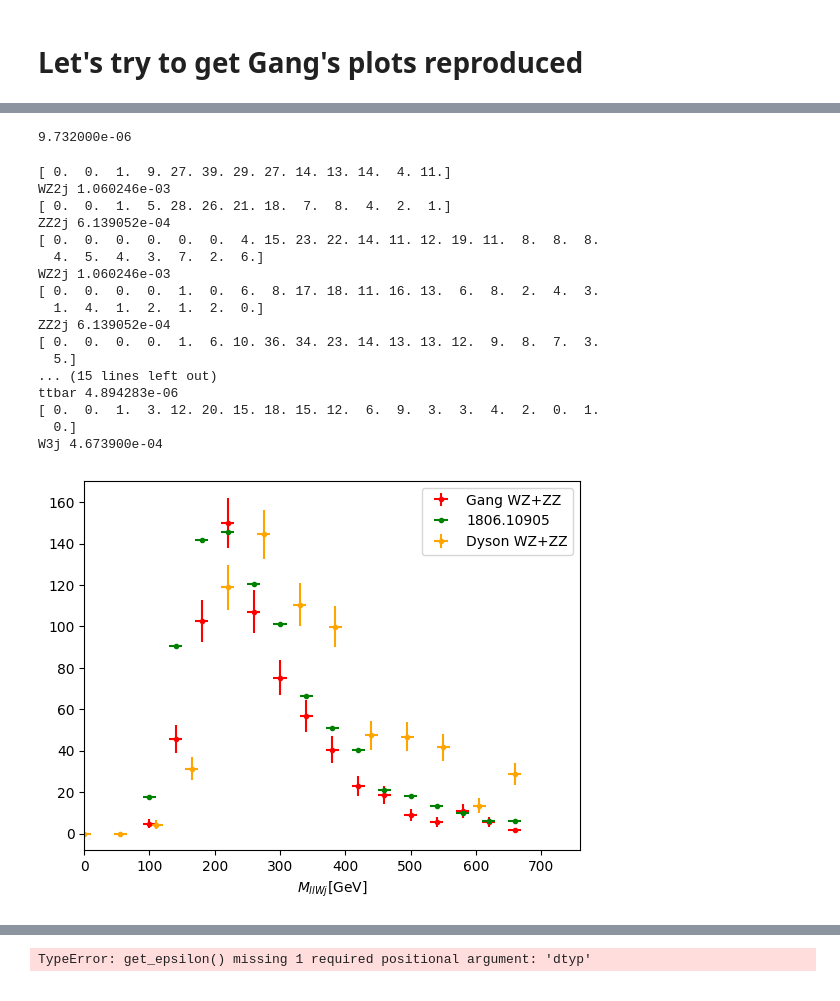
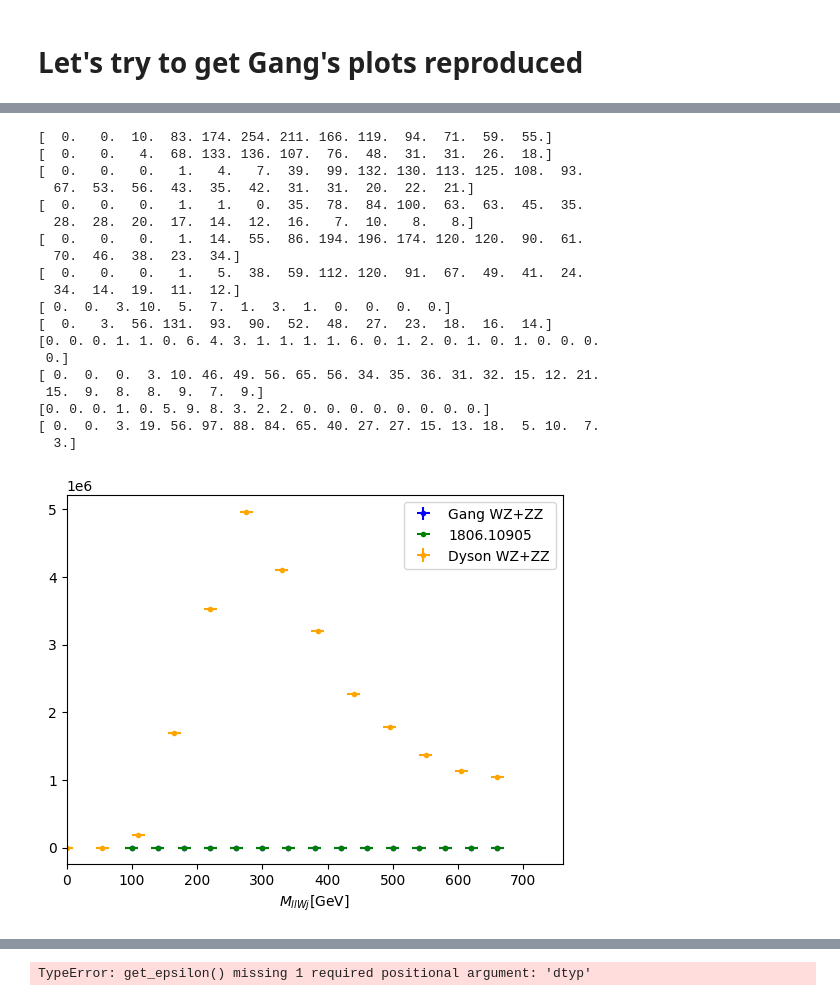
Before and after one commit to dysontk/LFVLNV, a Jupyter notebook: AnalysisAndSuch/Histos.ipynb, the cells around one changed output, grey strips where cells are left out. Saved outputs shown, nothing was run; the diff lists cells and outputs as text; code cells hidden in the pictures.

```diff
--- a/AnalysisAndSuch/Histos.ipynb
+++ b/AnalysisAndSuch/Histos.ipynb
@@ -8,7 +8,7 @@ import numpy as np
 import combineHistos
 # %%
 global mu_allowed
-mu_allowed = False
+mu_allowed = True
 
 def get_data(filename, importantColumn=1, delr = ' '):
     output = []
@@ -62,16 +62,23 @@ def file_path_formatting(inDir, tag, dtp, is_dib):
     return inDir + tag + ('jj' if is_dib else '') + dtp+ ('_ee' if not is_dib else '')+ '.dat'
 
 def my_scaling(eventType):
-    eff_dict = {'ttbar': {'sigma': 63.83, 'events': (204_320, 1)},
-                'W3j': {'sigma': 380.8, 'events': (209_675, 98)},
-                'WZ2j': {'sigma': 24.61, 'events': (212_215, 225)},
-                'ZZ2j': {'sigma': 33.19, 'events': (213_388, 131)}}
-    JF_extra = 1/4 if mu_allowed else 1
-    DB_extra = 1/2.2 if mu_allowed else 2.6
-    adhocExtra = JF_extra if eventType=='ttbar' or eventType == 'W3j' else DB_extra
+    Lumin = 35.9e3
+    JF_eff = 1
+    eff_dict = {'ttbar': {'sigmaLO': 63.83, 'events': (204_320, 1), 'sigmaNLO': 888, 'Br':17.756*JF_eff},
+                'W3j': {'sigmaLO': 380.8, 'events': (209_675, 98), 'sigmaNLO': 50.0, 'Br':21.34*JF_eff},
+                'WZ2j': {'sigmaLO': 24.61, 'events': (212_215, 225), 'sigmaNLO':55.2, 'Br':1.436},
+                'ZZ2j': {'sigmaLO': 35.19, 'events': (213_388, 131), 'sigmaNLO':16.8, 'Br':0.453}}
+
+    # JF_extra = 10e-3 if mu_allowed else 1
+    # DB_extra = 10e-3 if mu_allowed else 2.6
+    # adhocExtra = JF_extra if eventType=='ttbar' or eventType == 'W3j' else DB_extra
+    adhocExtra = 1
     ratio = "{:e}".format(eff_dict[eventType]['events'][1]/eff_dict[eventType]['events'][0])
-    print(eventType, ratio)
-    return 35.9 * eff_dict[eventType]['sigma'] * eff_dict[eventType]['events'][1]/eff_dict[eventType]['events'][0] * adhocExtra
+    # print(eventType, ratio)
+    # print(mu_allowed)
+    # print("JF", JF_extra)
+    # print('diboson', DB_extra)
+    return 35.9e3 * eff_dict[eventType]['sigmaNLO'] * eff_dict[eventType]['events'][1]/eff_dict[eventType]['events'][0] * adhocExtra
     # return 1
 # %%
 path_to_Gang = '/Users/dysonk/Work/Gang_analysis/'
@@ -106,8 +104,3 @@ plt.scatter(np.linspace(fromWZ['bounds'][0], fromWZ['bounds'][1], len(fromWZ['da
-# %%
-scientific_notation="{:e}".format(0.000009732)
-print(scientific_notation)
-# %% [output]
-9.732000e-06
 # %%
 GangFileTags = {'ll':'MllW_',
                  'l1':'Ml1W_',
@@ -118,8 +111,8 @@ CMSFileTags = {'ll': 'mllW_',
 plotTitles = {'ll': '$M_{llWj}$',
               'l1': '$M_{l1Wj}$',
               'l2': '$M_{l2Wj}$'}
-plot_lc = {'diboson': {'label':'WZ+ZZ', 'color':'red', 'CMScolor':'green'},
-               'JF': {'label':'ttbarJF+W3j', 'color':'blue', 'CMScolor':'red'}}
+plot_lc = {'diboson': {'label':'WZ+ZZ', 'color':'blue', 'CMScolor':'green'},
+               'JF': {'label':'ttbarJF+W3j', 'color':'blue', 'CMScolor':'green'}}
 
 CMS_linspaces = {'ll': np.linspace(100, 660, 15),
                  'l1': np.linspace(70, 480, 21),
@@ -151,48 +144,52 @@ for dg in GangdatGroups:
         dattypes = GangdatGroups[dg]
         GangFileNames = {dtyp: file_path_formatting(init_dir, GangFileTags[htyp], dtyp, is_dibson) for dtyp in dattypes}
         # print(GangFileNames)
         datas = {dtyp: get_data(GangFileNames[dtyp]) for dtyp in dattypes}
         efficiencies = {dtyp: file_path_formatting(init_dir, GangFileTags[htyp], dtyp, is_dibson) for dtyp in dattypes}
         theseMasses = to_plot(datas, efficiencies, dg)
         Mass_range = get_data(GangFileNames[GangdatGroups[dg][0]], importantColumn=0)
         axes.set_xlabel(plotTitles[htyp]+'[GeV]')
         axes.errorbar(Mass_range, theseMasses, xerr=10, yerr=(theseMasses)**(1/2), label = 'Gang '+plot_lc[dg]['label'], color=plot_lc[dg]['color'], fmt='.')
 
 
         CMS_to_plot = get_data(init_dir+CMSFileTags[htyp]+'3.dat') - get_data(init_dir+CMSFileTags[htyp]+'1.dat')
+        CMS_nEvents = np.sum(CMS_to_plot)
         # axes.scatter(CMS_linspaces[htyp], CMS_to_plot, label='1806.10905', color=plot_lc[dg]['CMScolor'])
         axes.errorbar(CMS_linspaces[htyp], CMS_to_plot, xerr = 10, label='1806.10905', color=plot_lc[dg]['CMScolor'], fmt='.')
         myData = {}
         my_y = np.zeros(50)
         myDataPlot = 0
         for dt in MydatGroups[dg]:
             myData.update({dt:combineHistos.get_data(dt, my_FileTags[htyp], my_start_dir)})
         # print(myData[0]['bounds'])
             my_y = np.linspace(myData[dt]['bounds'][0], myData[dt]['bounds'][1], len(myData[dt]['data']))
             # (1.3*2.3 if dg=='diboson' else 0.625) *
             myDataPlot = my_scaling(dt) * myData[dt]['data'] if type(myDataPlot)==int else myDataPlot + my_scaling(dt) * myData[dt]['data']
             # print(myDataPlot)
         # if dg == 'diboson':
+        myDataPlot = myDataPlot * CMS_nEvents
         plt.errorbar(my_y,  myDataPlot, xerr=10, yerr=(myDataPlot)**(1/2), label=f'Dyson {plot_lc[dg]['label']}', color = 'orange', fmt='.')
 
         axes.set_xlim(0, CMS_linspaces[htyp][-1]+100)
         axes.legend()
 # %% [output]
-[ 0.  0.  1.  9. 27. 39. 29. 27. 14. 13. 14.  4. 11.]
-WZ2j 1.060246e-03
-[ 0.  0.  1.  5. 28. 26. 21. 18.  7.  8.  4.  2.  1.]
-ZZ2j 6.139052e-04
-[ 0.  0.  0.  0.  0.  0.  4. 15. 23. 22. 14. 11. 12. 19. 11.  8.  8.  8.
-  4.  5.  4.  3.  7.  2.  6.]
-WZ2j 1.060246e-03
-[ 0.  0.  0.  0.  1.  0.  6.  8. 17. 18. 11. 16. 13.  6.  8.  2.  4.  3.
-  1.  4.  1.  2.  1.  2.  0.]
-ZZ2j 6.139052e-04
-[ 0.  0.  0.  0.  1.  6. 10. 36. 34. 23. 14. 13. 13. 12.  9.  8.  7.  3.
-  5.]
-... (15 lines left out)
-ttbar 4.894283e-06
-[ 0.  0.  1.  3. 12. 20. 15. 18. 15. 12.  6.  9.  3.  3.  4.  2.  0.  1.
-  0.]
-W3j 4.673900e-04
+[  0.   0.  10.  83. 174. 254. 211. 166. 119.  94.  71.  59.  55.]
+[  0.   0.   4.  68. 133. 136. 107.  76.  48.  31.  31.  26.  18.]
+[  0.   0.   0.   1.   4.   7.  39.  99. 132. 130. 113. 125. 108.  93.
+  67.  53.  56.  43.  35.  42.  31.  31.  20.  22.  21.]
+[  0.   0.   0.   1.   1.   0.  35.  78.  84. 100.  63.  63.  45.  35.
+  28.  28.  20.  17.  14.  12.  16.   7.  10.   8.   8.]
+[  0.   0.   0.   1.  14.  55.  86. 194. 196. 174. 120. 120.  90.  61.
+  70.  46.  38.  23.  34.]
+[  0.   0.   0.   1.   5.  38.  59. 112. 120.  91.  67.  49.  41.  24.
+  34.  14.  19.  11.  12.]
+[ 0.  0.  3. 10.  5.  7.  1.  3.  1.  0.  0.  0.  0.]
+[  0.   3.  56. 131.  93.  90.  52.  48.  27.  23.  18.  16.  14.]
+[0. 0. 0. 1. 1. 0. 6. 4. 3. 1. 1. 1. 1. 6. 0. 1. 2. 0. 1. 0. 1. 0. 0. 0.
+ 0.]
+[ 0.  0.  0.  3. 10. 46. 49. 56. 65. 56. 34. 35. 36. 31. 32. 15. 12. 21.
+ 15.  9.  8.  8.  9.  7.  9.]
+[0. 0. 0. 1. 0. 5. 9. 8. 3. 2. 2. 0. 0. 0. 0. 0. 0. 0. 0.]
+[ 0.  0.  3. 19. 56. 97. 88. 84. 65. 40. 27. 27. 15. 13. 18.  5. 10.  7.
+  3.]
-[figure, old version]
+[figure, new version]
```
Also changed, not shown: parts of 3 cells of this notebook, 1 other file.
